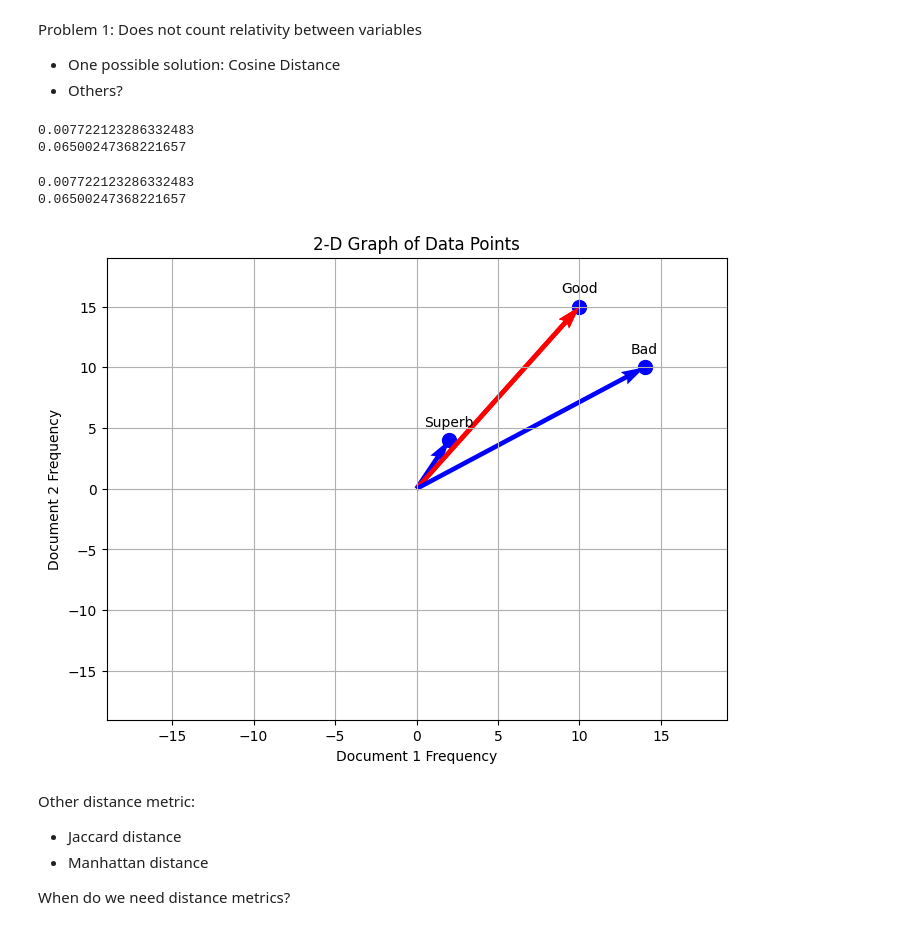
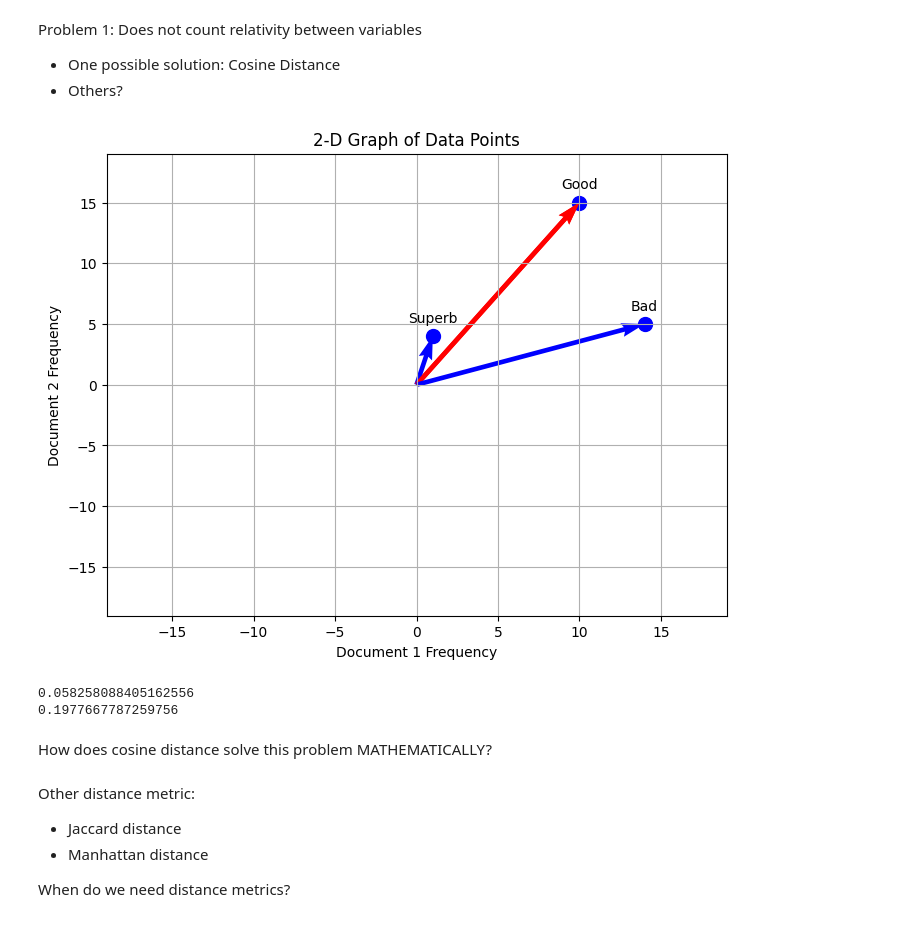
Before and after one commit to xinzhel/machine-learning-tutorials, a Jupyter notebook: 003-clustering-kmeans.ipynb, the cells around one changed output. Saved outputs shown, nothing was run; the diff lists cells and outputs as text; code cells hidden in the pictures.

```diff
--- a/003-clustering-kmeans.ipynb
+++ b/003-clustering-kmeans.ipynb
@@ -43,10 +127,22 @@ plt.show()
 Problem 1: Does not count relativity between variables
 * One possible solution: Cosine Distance
 * Others?
+# %%
+X = np.array([
+    [1, 4],  # Superb
+    [10, 15],  #  Good
+    [14, 5]   # Bad
+])
+
+fig, ax = plot_data_points(X, labels= ['Superb', 'Good', 'Bad'])
+plot_cosine_distance( ax, X, 1, 0)   # from Good to Superb
+plot_cosine_distance( ax, X, 1, 2)  # from Good to Bad
+plt.show()
+# %% [output]
+[figure, added]
 # %%
-
+superb = X[0]
 good = X[1]
-superb = X[0]
 bad = X[2]
 
 def cosine_distance(x, y):
@@ -55,26 +151,7 @@ def cosine_distance(x, y):
 print(cosine_distance(good, superb))
 print(cosine_distance(good, bad))
 # %% [output]
-0.007722123286332483
-0.06500247368221657
+0.058258088405162556
+0.1977667787259756
-# %%
-# distance
-print(1-X[0].dot(X[1])/ (np.linalg.norm(X[0]) * np.linalg.norm(X[1]))) # Superb and Good
-
-print(1-X[1].dot(X[2])/ (np.linalg.norm(X[1]) * np.linalg.norm(X[2]))) # Good and Bad
-# %% [output]
-0.007722123286332483
-0.06500247368221657
-# %%
-X = np.array([
-    [2, 4],  # Superb
-    [10, 15],  #  Good
-    [14, 10]   # Bad
-])
-
-fig, ax = plot_data_points(X, labels= ['Superb', 'Good', 'Bad'])
-plot_cosine_distance( ax, X, 1, 0)   # from Good to Superb
-plot_cosine_distance( ax, X, 1, 2)  # from Good to Bad
-plt.show()
-# %% [output]
-[figure, removed]
+# %% [markdown]
+How does cosine distance solve this problem MATHEMATICALLY?
```
Also changed, not shown: parts of 10 cells of this notebook, 4 other files.
